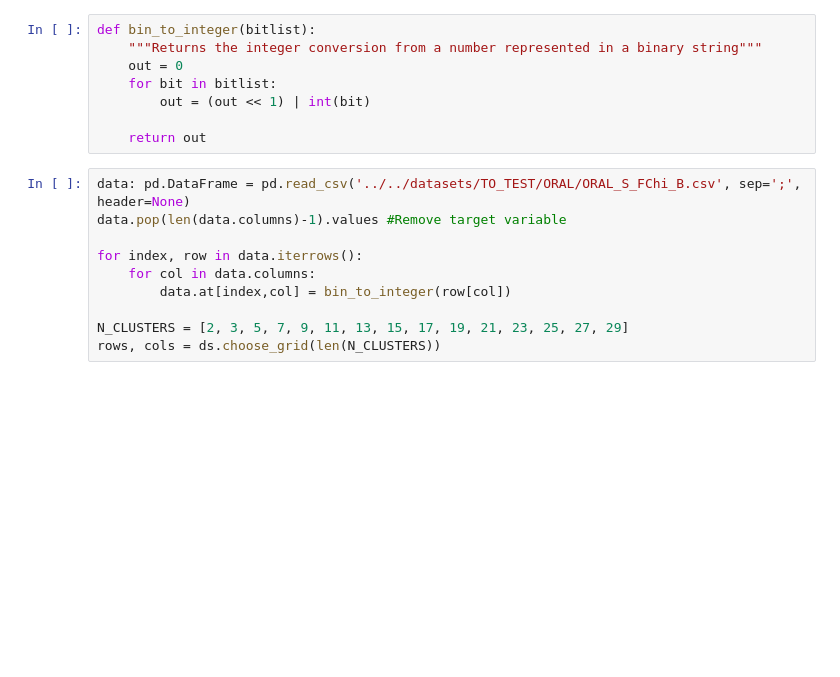
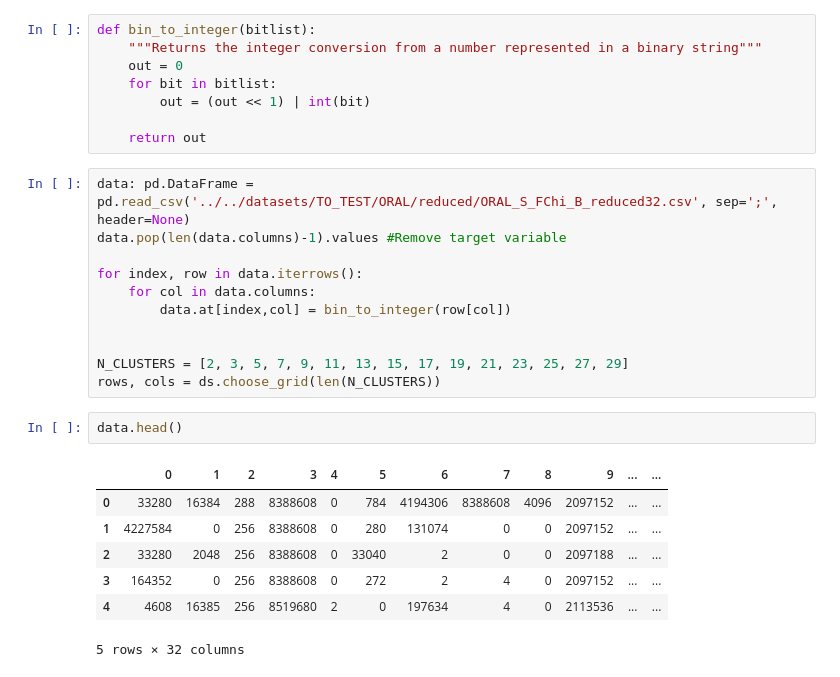
Before and after one commit to HerouFenix/cdados-project, a Jupyter notebook: Classification/Clustering/HClustering_QSAR.ipynb, the cells around one changed output. Drawn from its saved outputs; the diff is of its cells as text; blank space fills up the shorter version.

```diff
--- a/Classification/Clustering/HClustering_QSAR.ipynb
+++ b/Classification/Clustering/HClustering_QSAR.ipynb
@@ -195,15 +243,26 @@ def bin_to_integer(bitlist):
 
     return out
 # %%
-data: pd.DataFrame = pd.read_csv('../../datasets/TO_TEST/ORAL/ORAL_S_FChi_B.csv', sep=';', header=None)
+data: pd.DataFrame = pd.read_csv('../../datasets/TO_TEST/ORAL/reduced/ORAL_S_FChi_B_reduced32.csv', sep=';', header=None)
 data.pop(len(data.columns)-1).values #Remove target variable
 
 for index, row in data.iterrows():
     for col in data.columns:
         data.at[index,col] = bin_to_integer(row[col])
 
+
 N_CLUSTERS = [2, 3, 5, 7, 9, 11, 13, 15, 17, 19, 21, 23, 25, 27, 29]
 rows, cols = ds.choose_grid(len(N_CLUSTERS))
+# %%
+data.head()
+# %% [output]
+|  | 0 | 1 | 2 | 3 | 4 | 5 | 6 | 7 | 8 | 9 | ... | ... |
+| 0 | 33280 | 16384 | 288 | 8388608 | 0 | 784 | 4194306 | 8388608 | 4096 | 2097152 | ... | ... |
+| 1 | 4227584 | 0 | 256 | 8388608 | 0 | 280 | 131074 | 0 | 0 | 2097152 | ... | ... |
+| 2 | 33280 | 2048 | 256 | 8388608 | 0 | 33040 | 2 | 0 | 0 | 2097188 | ... | ... |
+| 3 | 164352 | 0 | 256 | 8388608 | 0 | 272 | 2 | 4 | 0 | 2097152 | ... | ... |
+| 4 | 4608 | 16385 | 256 | 8519680 | 2 | 0 | 197634 | 4 | 0 | 2113536 | ... | ... |
+5 rows × 32 columns
 # %%
 mse: list = []
 sc: list = []
```
Also changed, not shown: parts of 13 cells of this notebook, 1 other file.
